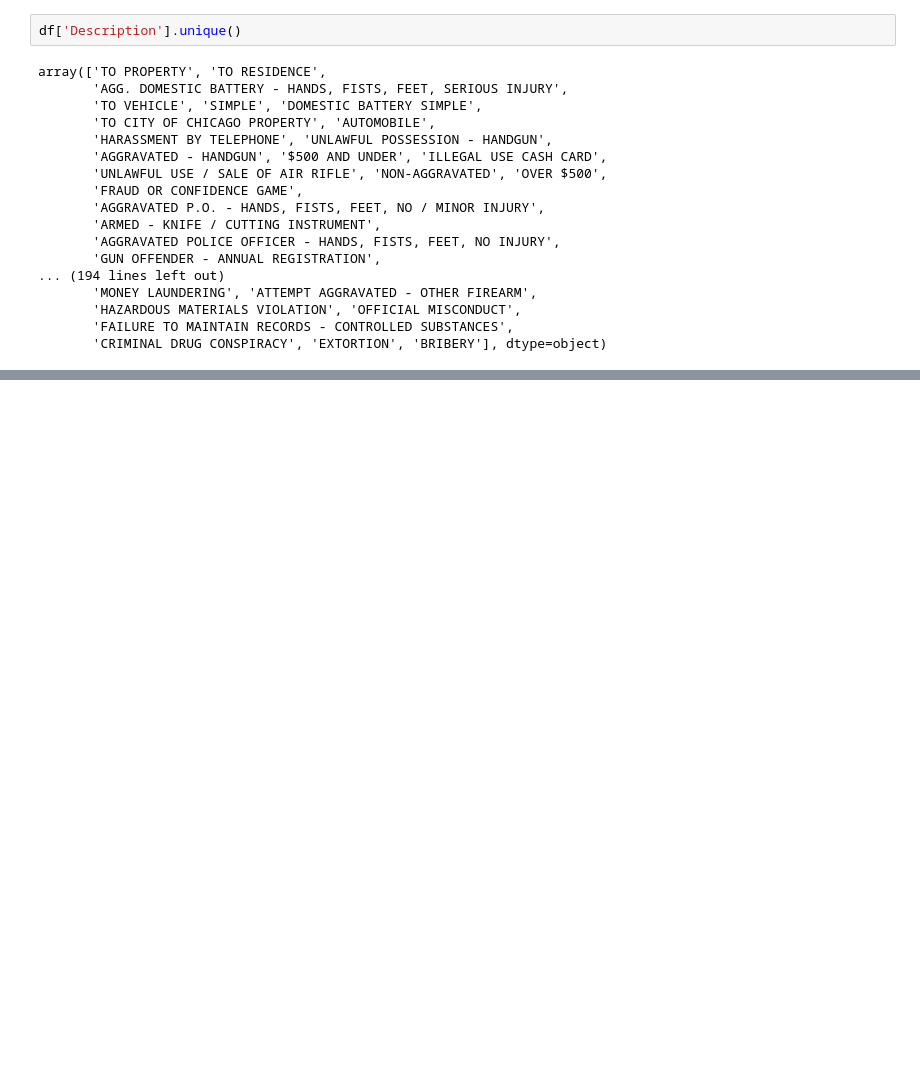
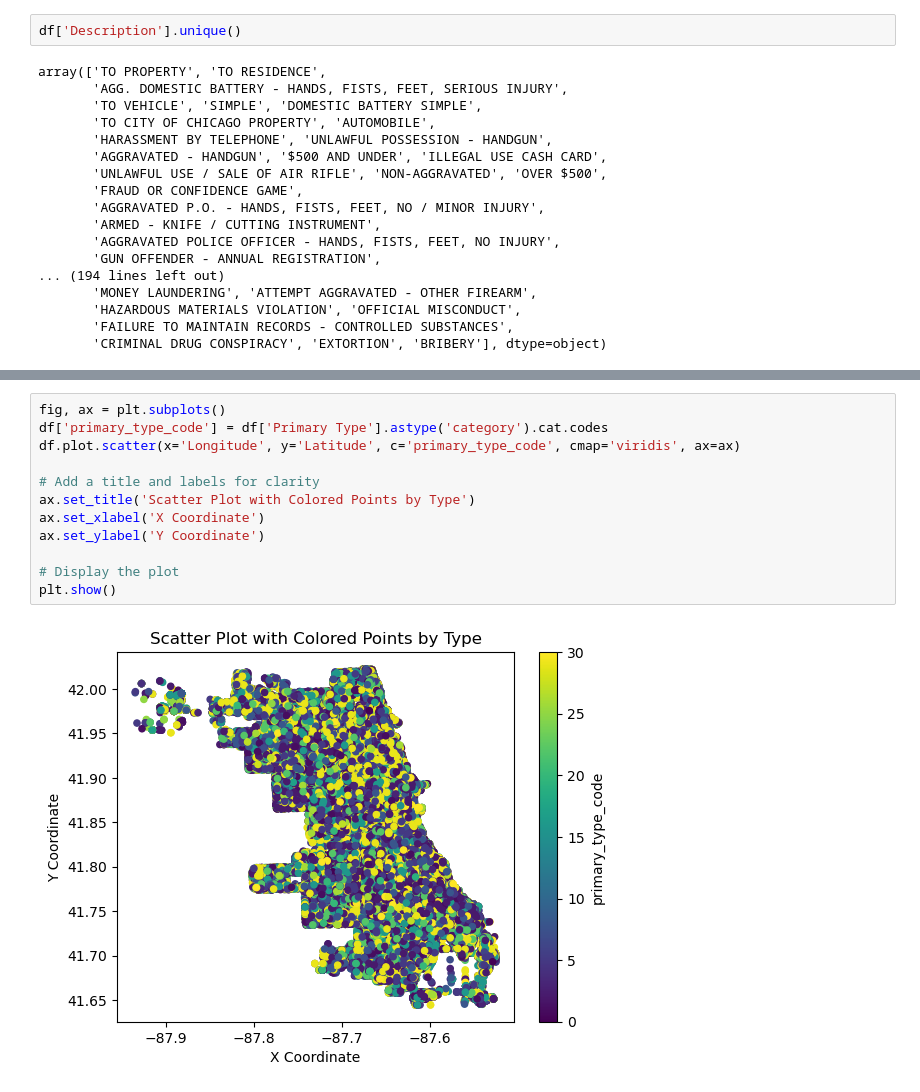
Before and after one commit to cralbert/analisis_datos, a Jupyter notebook: tp/tp.ipynb, the cells around one changed output, grey strips where cells are left out. Saved outputs shown, nothing was run; the diff lists cells and outputs as text; blank space fills up the shorter version.

```diff
--- a/tp/tp.ipynb
+++ b/tp/tp.ipynb
@@ -129,0 +178,14 @@ array(['TO PROPERTY', 'TO RESIDENCE',
+# %%
+fig, ax = plt.subplots()
+df['primary_type_code'] = df['Primary Type'].astype('category').cat.codes
+df.plot.scatter(x='Longitude', y='Latitude', c='primary_type_code', cmap='viridis', ax=ax)
+
+# Add a title and labels for clarity
+ax.set_title('Scatter Plot with Colored Points by Type')
+ax.set_xlabel('X Coordinate')
+ax.set_ylabel('Y Coordinate')
+
+# Display the plot
+plt.show()
+# %% [output]
+[figure, added]
```
Also changed, not shown: parts of 5 cells of this notebook.
